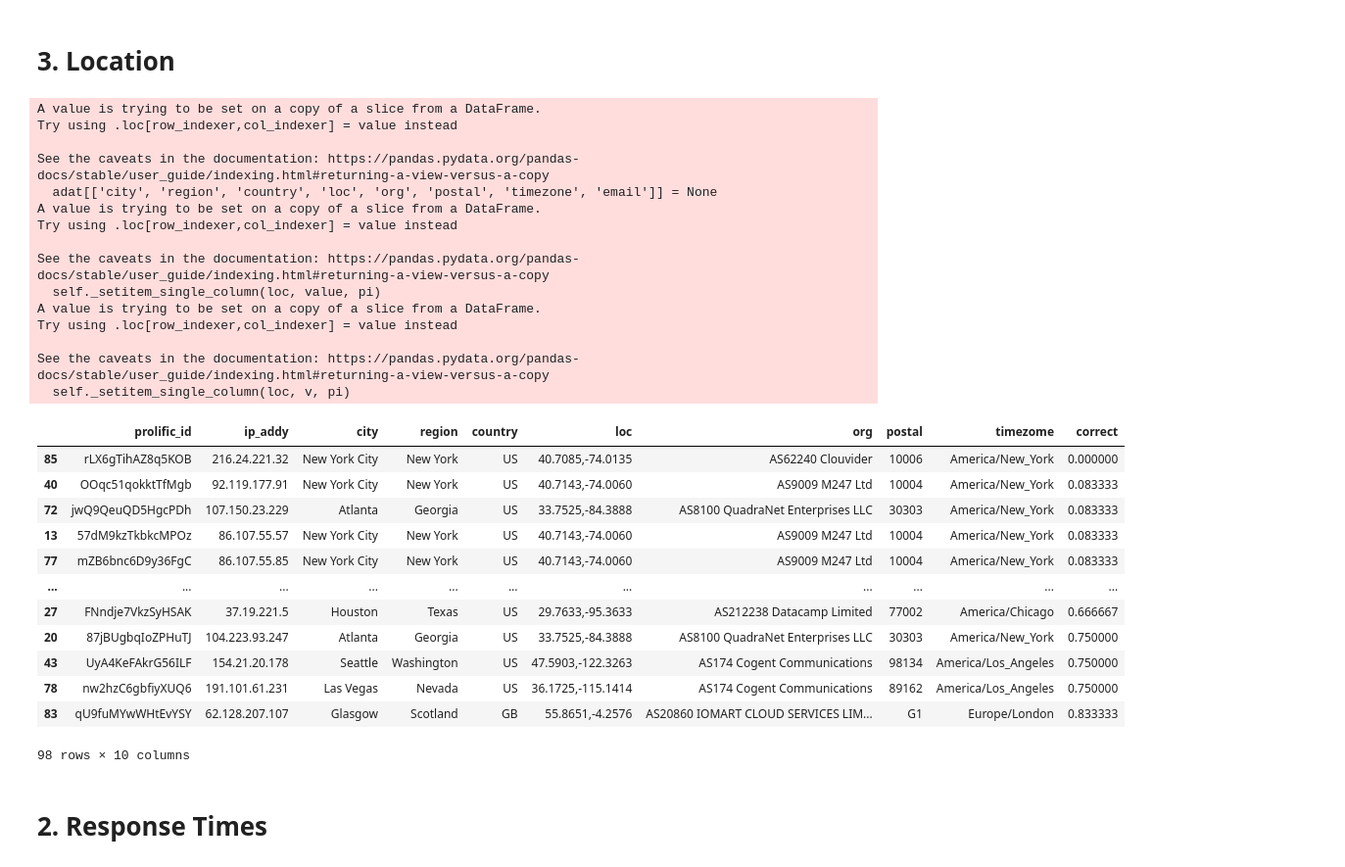
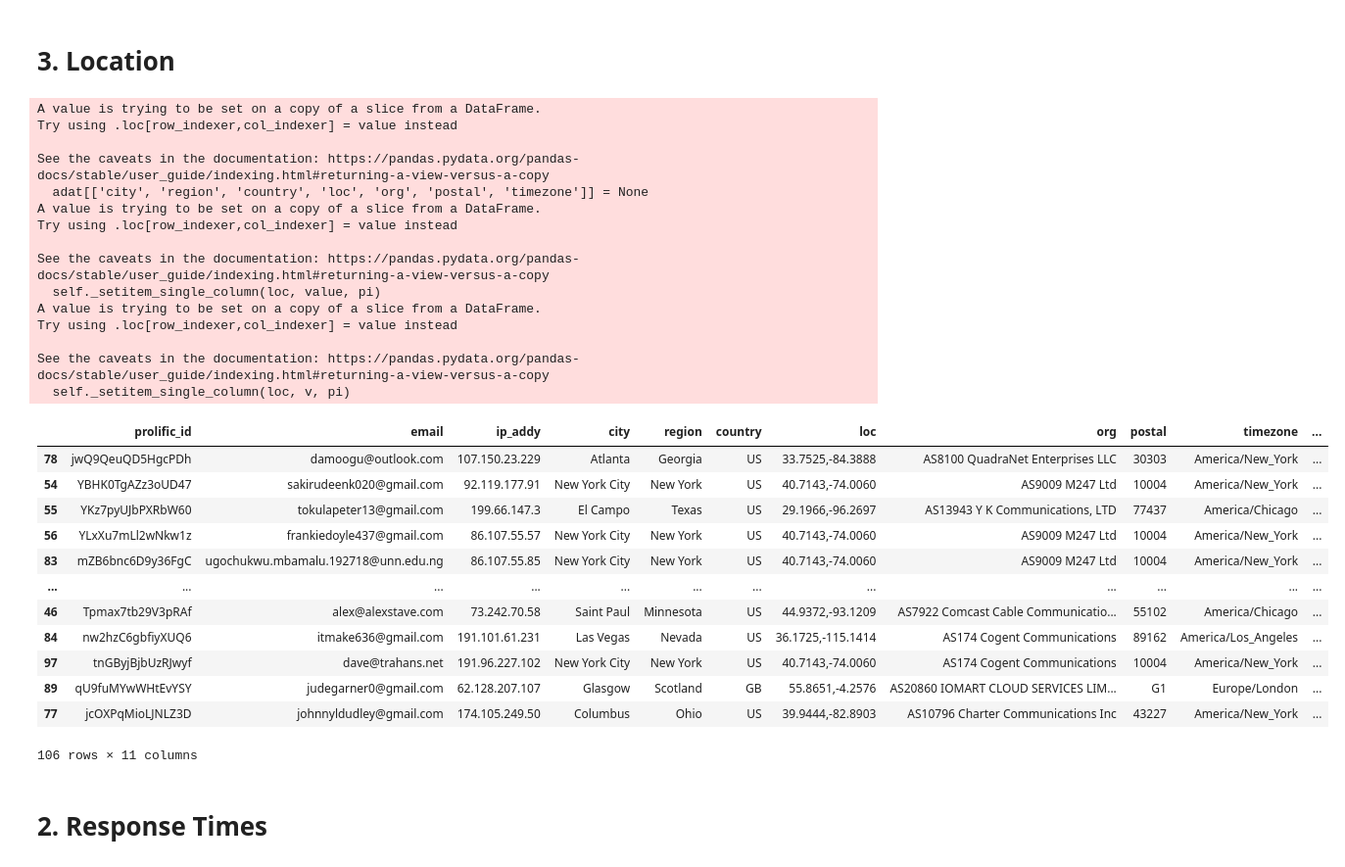
Before and after one commit to BryanGonzalez262/KnowledgeBeliefASD, a Jupyter notebook: analysis/asc_analysis.ipynb, the cells around one changed output. Shown at 98% size. Saved outputs shown, nothing was run; the diff lists cells and outputs as text; code cells hidden in the pictures.

Commit message:
location data

```diff
--- a/analysis/asc_analysis.ipynb
+++ b/analysis/asc_analysis.ipynb
@@ -19,7 +19,8 @@ conn = sqlite3.connect('./Data/knwlg_blf.db')
 dat1 = pd.read_sql("SELECT * FROM trials A INNER JOIN subjects B ON A.prolific_id = B.prolific_id "
                    "WHERE B.block1_complete=TRUE "
                    "AND B.block2_complete=TRUE "
-                   "AND B.block3_complete=TRUE", con=conn)
+                   "AND B.block3_complete=TRUE "
+                   "AND B.completion_code LIKE '%XXX%'", con=conn)
 dat1 = dat1.loc[:,~dat1.columns.duplicated()].copy() # prolific id from both tables will be in df, remove duplicate
 # REMOVE DISTRACTORS
 dat1 = dat1.loc[dat1.trial_type == 'test'].reset_index(drop=True)
@@ -36,5 +37,9 @@ dat2['group'] = 'Neurotypical'
 
 # Combine into one big dataframe
 dat = pd.concat(objs=[dat1,dat2], ignore_index=True)
-#dat['response_key'] = dat.response_key.apply(literal_eval)
+#
 dat['email'] = dat.email.str.lower().str.strip()
+
+# data saved for testing purposes has id as float instead of alphanumeric so only keep alphanumeric IDs
+dat = dat[dat.prolific_id.str.isalnum()].reset_index(drop=True)
+dat['response_key'] = dat.response_key.apply(literal_eval)
@@ -79,6 +80,7 @@ print(f"{len(dat.loc[dat.accepted_answer == False].prolific_id.unique())} partic
 # %%
 dat['response_onset'] = dat.apply(lambda row: datetime.datetime.strptime(row['response_onset'], '%Y-%m-%d %H:%M:%S.%f'), axis=1)
 dat['target_onset'] = dat.apply(lambda row: datetime.datetime.strptime(row['target_onset'], '%Y-%m-%d %H:%M:%S.%f'), axis=1)
+dat['participation_date'] = dat.apply(lambda row: datetime.datetime.strptime(row['participation_date'], '%Y-%m-%d %H:%M:%S.%f'), axis=1)
 dat['rt'] = dat.apply(lambda row: row['response_onset'] - row['target_onset'], axis=1)
 dat['rt_ms'] = dat.apply(lambda row: int(round(row['rt'].total_seconds() * 1e3)), axis=1)
 # %% [markdown]
@@ -218,7 +204,7 @@ for old, new in {'IG': 'Ignorance', 'TB': 'True Info', 'FB': 'False Info'}.items
 # 3. Location
 # %%
 adat = dat.loc[dat.group == 'Autism']
-adat[['city', 'region', 'country', 'loc', 'org', 'postal', 'timezone', 'email']] = None
+adat[['city', 'region', 'country', 'loc', 'org', 'postal', 'timezone']] = None
 
 for subj in adat.prolific_id.unique():
     addr = adat.loc[adat.prolific_id == subj, 'ip_addy'].values[0]
@@ -226,15 +212,13 @@ for subj in adat.prolific_id.unique():
     res = urlopen(url)
     #response from url(if res==None then check connection)
     data = load(res)
-    adat.loc[adat.prolific_id == subj, ['city', 'region', 'country', 'loc', 'org', 'postal', 'timezome', 'email']] = [data['city'], data['region'], data['country'], data['loc'], data['org'], data['postal'], data['timezone'], adat.loc[adat.prolific_id == subj, 'email'].values[0]]
-#ipInfo()
-#ipInfo()
+    adat.loc[adat.prolific_id == subj, ['city', 'region', 'country', 'loc', 'org', 'postal', 'timezone', 'email']] = [data['city'], data['region'], data['country'], data['loc'], data['org'], data['postal'], data['timezone'], adat.loc[adat.prolific_id == subj, 'email'].values[0]]
 # %% [output]
 A value is trying to be set on a copy of a slice from a DataFrame.
 Try using .loc[row_indexer,col_indexer] = value instead
 
 See the caveats in the documentation: https://pandas.pydata.org/pandas-docs/stable/user_guide/indexing.html#returning-a-view-versus-a-copy
-  adat[['city', 'region', 'country', 'loc', 'org', 'postal', 'timezone', 'email']] = None
+  adat[['city', 'region', 'country', 'loc', 'org', 'postal', 'timezone']] = None
 A value is trying to be set on a copy of a slice from a DataFrame.
 Try using .loc[row_indexer,col_indexer] = value instead
 
@@ -246,23 +230,23 @@ Try using .loc[row_indexer,col_indexer] = value instead
 See the caveats in the documentation: https://pandas.pydata.org/pandas-docs/stable/user_guide/indexing.html#returning-a-view-versus-a-copy
   self._setitem_single_column(loc, v, pi)
 # %%
-xx = adat.groupby(['prolific_id', 'ip_addy','city', 'region', 'country', 'loc', 'org', 'postal', 'timezome']).correct.mean()#.sort_values('correct')
+xx = adat.groupby(['prolific_id','email', 'ip_addy','city', 'region', 'country', 'loc', 'org', 'postal', 'timezone']).correct.mean()#.sort_values('correct')
 yy = xx.reset_index().sort_values('correct', axis=0)
 yy
 # %% [output]
-|  | prolific_id | ip_addy | city | region | country | loc | org | postal | timezome | correct |
-| 85 | rLX6gTihAZ8q5KOB | 216.24.221.32 | New York City | New York | US | 40.7085,-74.0135 | AS62240 Clouvider | 10006 | America/New_York | 0.000000 |
-| 40 | OOqc51qokktTfMgb | 92.119.177.91 | New York City | New York | US | 40.7143,-74.0060 | AS9009 M247 Ltd | 10004 | America/New_York | 0.083333 |
-| 72 | jwQ9QeuQD5HgcPDh | 107.150.23.229 | Atlanta | Georgia | US | 33.7525,-84.3888 | AS8100 QuadraNet Enterprises LLC | 30303 | America/New_York | 0.083333 |
-| 13 | 57dM9kzTkbkcMPOz | 86.107.55.57 | New York City | New York | US | 40.7143,-74.0060 | AS9009 M247 Ltd | 10004 | America/New_York | 0.083333 |
-| 77 | mZB6bnc6D9y36FgC | 86.107.55.85 | New York City | New York | US | 40.7143,-74.0060 | AS9009 M247 Ltd | 10004 | America/New_York | 0.083333 |
-| ... | ... | ... | ... | ... | ... | ... | ... | ... | ... | ... |
-| 27 | FNndje7VkzSyHSAK | 37.19.221.5 | Houston | Texas | US | 29.7633,-95.3633 | AS212238 Datacamp Limited | 77002 | America/Chicago | 0.666667 |
-| 20 | 87jBUgbqIoZPHuTJ | 104.223.93.247 | Atlanta | Georgia | US | 33.7525,-84.3888 | AS8100 QuadraNet Enterprises LLC | 30303 | America/New_York | 0.750000 |
-| 43 | UyA4KeFAkrG56ILF | 154.21.20.178 | Seattle | Washington | US | 47.5903,-122.3263 | AS174 Cogent Communications | 98134 | America/Los_Angeles | 0.750000 |
-| 78 | nw2hzC6gbfiyXUQ6 | 191.101.61.231 | Las Vegas | Nevada | US | 36.1725,-115.1414 | AS174 Cogent Communications | 89162 | America/Los_Angeles | 0.750000 |
-| 83 | qU9fuMYwWHtEvYSY | 62.128.207.107 | Glasgow | Scotland | GB | 55.8651,-4.2576 | AS20860 IOMART CLOUD SERVICES LIM... | G1 | Europe/London | 0.833333 |
+|  | prolific_id | email | ip_addy | city | region | country | loc | org | postal | timezone | ... |
+| 78 | jwQ9QeuQD5HgcPDh | damoogu@outlook.com | 107.150.23.229 | Atlanta | Georgia | US | 33.7525,-84.3888 | AS8100 QuadraNet Enterprises LLC | 30303 | America/New_York | ... |
+| 54 | YBHK0TgAZz3oUD47 | sakirudeenk020@gmail.com | 92.119.177.91 | New York City | New York | US | 40.7143,-74.0060 | AS9009 M247 Ltd | 10004 | America/New_York | ... |
+| 55 | YKz7pyUJbPXRbW60 | tokulapeter13@gmail.com | 199.66.147.3 | El Campo | Texas | US | 29.1966,-96.2697 | AS13943 Y K Communications, LTD | 77437 | America/Chicago | ... |
+| 56 | YLxXu7mLl2wNkw1z | frankiedoyle437@gmail.com | 86.107.55.57 | New York City | New York | US | 40.7143,-74.0060 | AS9009 M247 Ltd | 10004 | America/New_York | ... |
+| 83 | mZB6bnc6D9y36FgC | ugochukwu.mbamalu.192718@unn.edu.ng | 86.107.55.85 | New York City | New York | US | 40.7143,-74.0060 | AS9009 M247 Ltd | 10004 | America/New_York | ... |
+| ... | ... | ... | ... | ... | ... | ... | ... | ... | ... | ... | ... |
+| 46 | Tpmax7tb29V3pRAf | alex@alexstave.com | 73.242.70.58 | Saint Paul | Minnesota | US | 44.9372,-93.1209 | AS7922 Comcast Cable Communicatio... | 55102 | America/Chicago | ... |
+| 84 | nw2hzC6gbfiyXUQ6 | itmake636@gmail.com | 191.101.61.231 | Las Vegas | Nevada | US | 36.1725,-115.1414 | AS174 Cogent Communications | 89162 | America/Los_Angeles | ... |
+| 97 | tnGByjBjbUzRJwyf | dave@trahans.net | 191.96.227.102 | New York City | New York | US | 40.7143,-74.0060 | AS174 Cogent Communications | 10004 | America/New_York | ... |
+| 89 | qU9fuMYwWHtEvYSY | judegarner0@gmail.com | 62.128.207.107 | Glasgow | Scotland | GB | 55.8651,-4.2576 | AS20860 IOMART CLOUD SERVICES LIM... | G1 | Europe/London | ... |
+| 77 | jcOXPqMioLJNLZ3D | johnnyldudley@gmail.com | 174.105.249.50 | Columbus | Ohio | US | 39.9444,-82.8903 | AS10796 Charter Communications Inc | 43227 | America/New_York | ... |
-98 rows × 10 columns
+106 rows × 11 columns
 # %% [markdown]
 # 2. Response Times
 # %%
```
Also changed, not shown: parts of 23 cells of this notebook.
